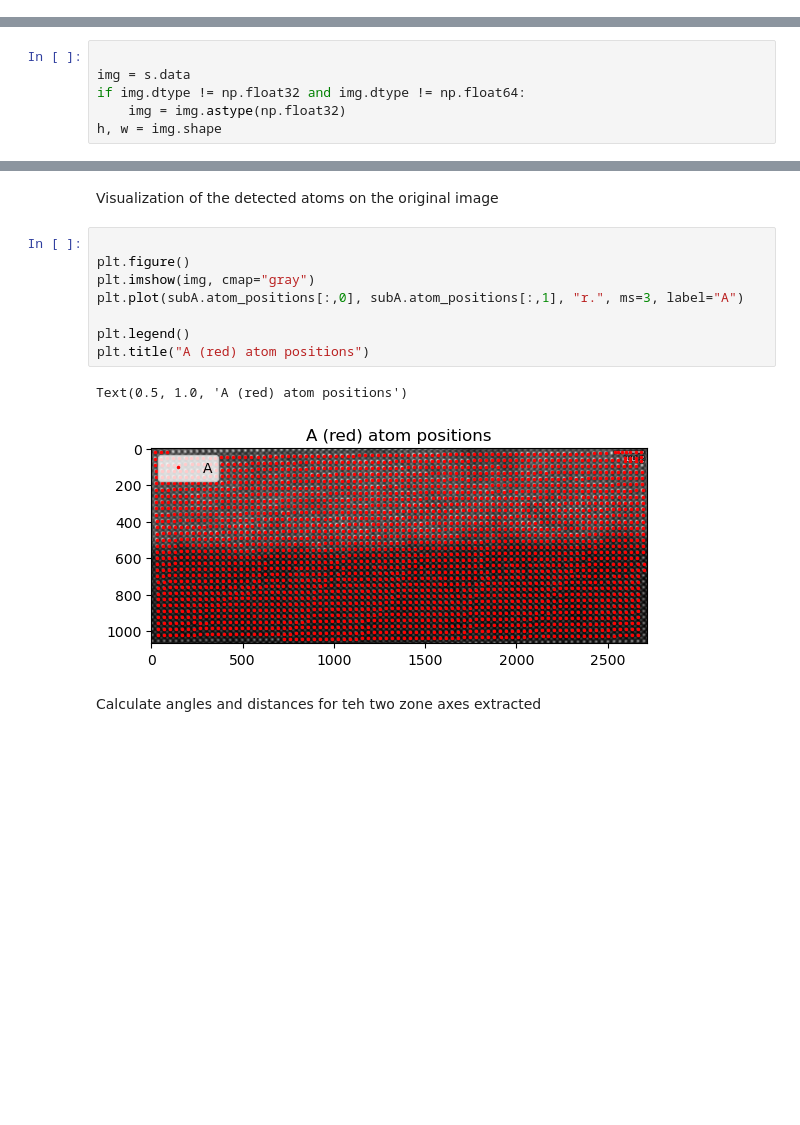
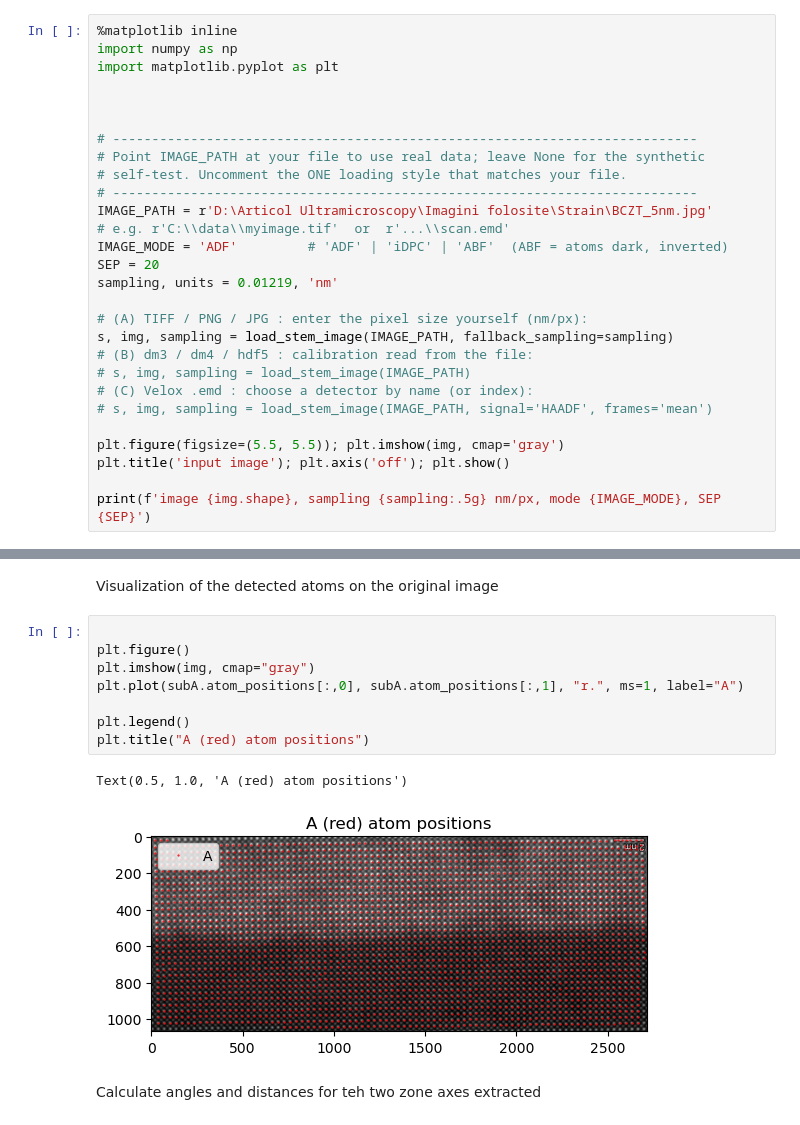
Before and after one commit to Cosmin7225/python-workflow-for-polarization-and-strain-mapping, a Jupyter notebook: Strain_map_python_routine.ipynb, the cells around one changed output, grey strips where cells are left out. Drawn from its saved outputs; the diff is of its cells as text; blank space fills up the shorter version.

```diff
--- a/Strain_map_python_routine.ipynb
+++ b/Strain_map_python_routine.ipynb
@@ -26,0 +146,27 @@ s.axes_manager[1].units = units
+# %%
+%matplotlib inline
+import numpy as np
+import matplotlib.pyplot as plt
+
+
+
+# ---------------------------------------------------------------------------
+# Point IMAGE_PATH at your file to use real data; leave None for the synthetic
+# self-test. Uncomment the ONE loading style that matches your file.
+# ---------------------------------------------------------------------------
+IMAGE_PATH = r'D:\Articol Ultramicroscopy\Imagini folosite\Strain\BCZT_5nm.jpg'          # e.g. r'C:\\data\\myimage.tif'  or  r'...\\scan.emd'
+IMAGE_MODE = 'ADF'         # 'ADF' | 'iDPC' | 'ABF'  (ABF = atoms dark, inverted)
+SEP = 20
+sampling, units = 0.01219, 'nm'
+
+# (A) TIFF / PNG / JPG : enter the pixel size yourself (nm/px):
+s, img, sampling = load_stem_image(IMAGE_PATH, fallback_sampling=sampling)
+# (B) dm3 / dm4 / hdf5 : calibration read from the file:
+# s, img, sampling = load_stem_image(IMAGE_PATH)
+# (C) Velox .emd : choose a detector by name (or index):
+# s, img, sampling = load_stem_image(IMAGE_PATH, signal='HAADF', frames='mean')
+
+plt.figure(figsize=(5.5, 5.5)); plt.imshow(img, cmap='gray')
+plt.title('input image'); plt.axis('off'); plt.show()
+
+print(f'image {img.shape}, sampling {sampling:.5g} nm/px, mode {IMAGE_MODE}, SEP {SEP}')
@@ -27,11 +177,5 @@ s.axes_manager[1].units = units
 # %% [markdown]
 Create a copy of the image data and convert to float if necessary
-# %%
-
-img = s.data
-if img.dtype != np.float32 and img.dtype != np.float64:
-    img = img.astype(np.float32)
-h, w = img.shape
 # %% [markdown]
 Determine the positions of the atoms in the image using atomap, based on the separation of the atoms in the image
 # %%
@@ -93,14 +237,14 @@ Visualization of the detected atoms on the original image
 # %%
 
 plt.figure()
 plt.imshow(img, cmap="gray")
-plt.plot(subA.atom_positions[:,0], subA.atom_positions[:,1], "r.", ms=3, label="A")
+plt.plot(subA.atom_positions[:,0], subA.atom_positions[:,1], "r.", ms=1, label="A")
 
 plt.legend()
 plt.title("A (red) atom positions")
 # %% [output]
 Text(0.5, 1.0, 'A (red) atom positions')
-[figure, old version]
+[figure, new version]
 # %% [markdown]
 Calculate angles and distances for teh two zone axes extracted
 # %%
```
Also changed, not shown: parts of 13 cells of this notebook.
